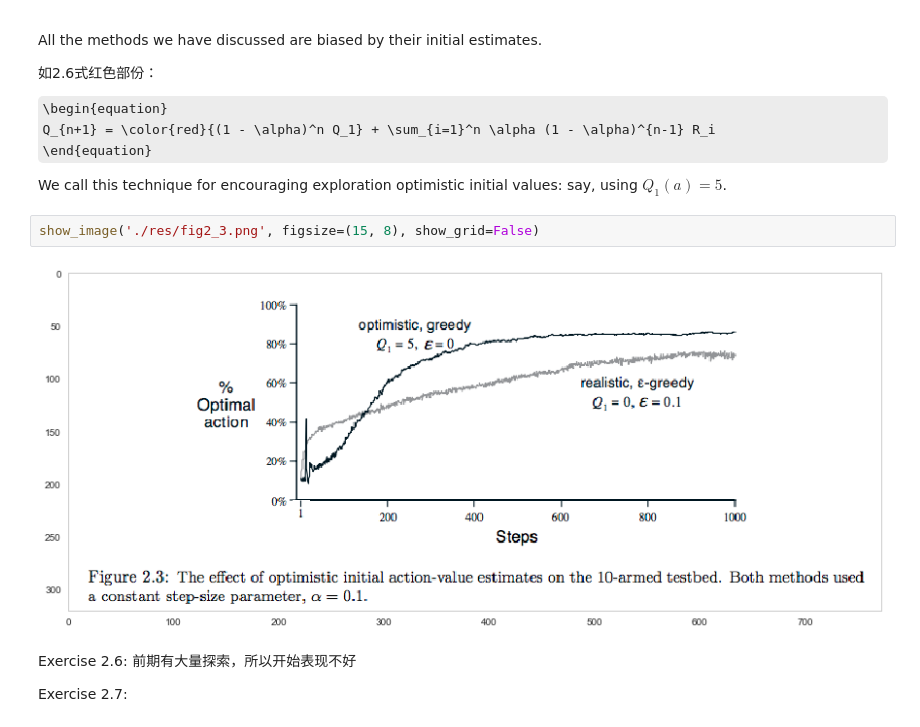
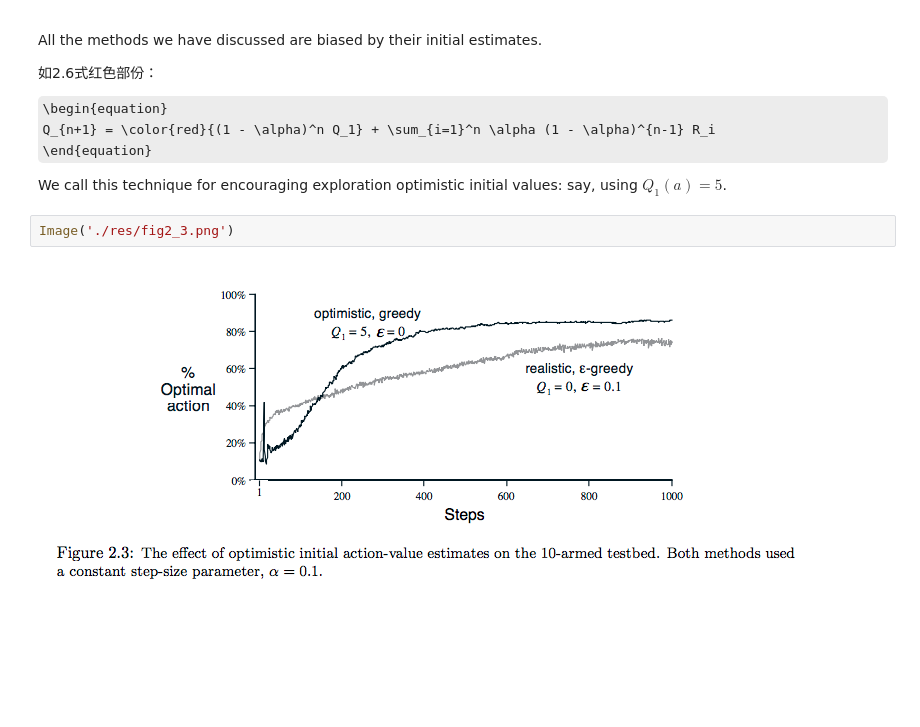
Before and after one commit to facaiy/book_notes, a Jupyter notebook: Reinforcement_Learing_An_Introduction/Multi-armed_Bandits/note.ipynb, the cells around one changed output. Saved outputs shown, nothing was run; the diff lists cells and outputs as text; some formulas as TeX source; blank space fills up the shorter version.

```diff
--- a/Reinforcement_Learing_An_Introduction/Multi-armed_Bandits/note.ipynb
+++ b/Reinforcement_Learing_An_Introduction/Multi-armed_Bandits/note.ipynb
@@ -312,10 +304,6 @@ All the methods we have discussed are biased by their initial estimates.
 
 We call this technique for encouraging exploration optimistic initial values: say, using $Q_1(a) = 5$.
 # %%
-show_image('./res/fig2_3.png', figsize=(15, 8), show_grid=False)
+Image('./res/fig2_3.png')
 # %% [output]
-[figure, old version]
+[figure, new version]
-# %% [markdown]
-Exercise 2.6: 前期有大量探索，所以开始表现不好
-
-Exercise 2.7:
```
Also changed, not shown: parts of 4 cells of this notebook.
